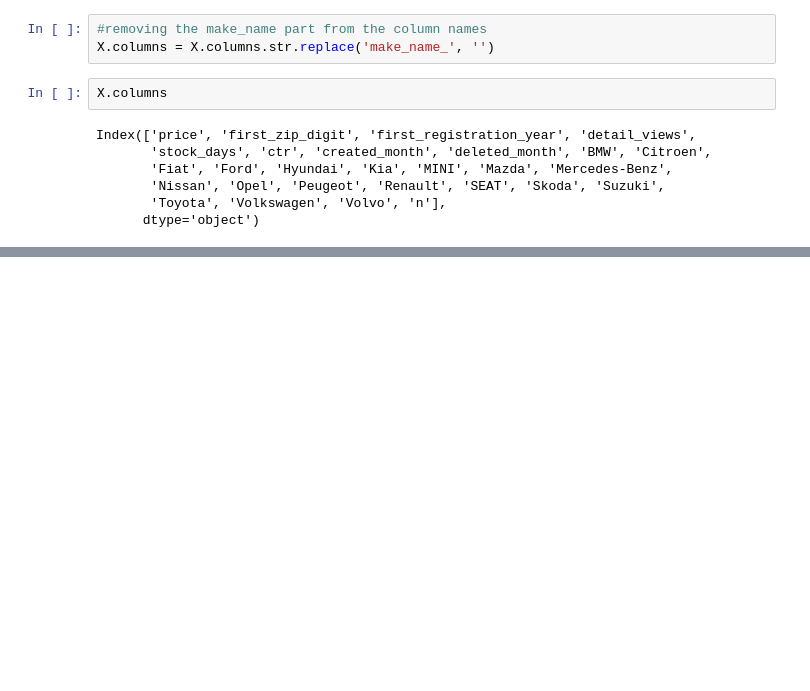
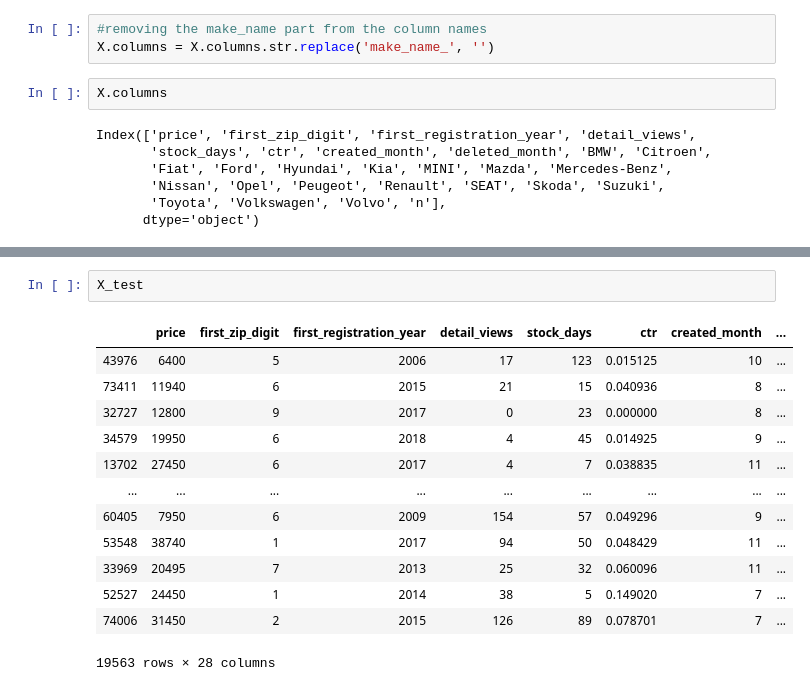
Before and after one commit to Akram035/Auto_scout24, a Jupyter notebook: classification_models.ipynb, the cells around one changed output, grey strips where cells are left out. Drawn from its saved outputs; the diff is of its cells as text; blank space fills up the shorter version.

```diff
--- a/classification_models.ipynb
+++ b/classification_models.ipynb
@@ -127,0 +151,16 @@ Index(['price', 'first_zip_digit', 'first_registration_year', 'detail_views',
+# %%
+X_test
+# %% [output]
+|  | price | first_zip_digit | first_registration_year | detail_views | stock_days | ctr | created_month | ... |
+| 43976 | 6400 | 5 | 2006 | 17 | 123 | 0.015125 | 10 | ... |
+| 73411 | 11940 | 6 | 2015 | 21 | 15 | 0.040936 | 8 | ... |
+| 32727 | 12800 | 9 | 2017 | 0 | 23 | 0.000000 | 8 | ... |
+| 34579 | 19950 | 6 | 2018 | 4 | 45 | 0.014925 | 9 | ... |
+| 13702 | 27450 | 6 | 2017 | 4 | 7 | 0.038835 | 11 | ... |
+| ... | ... | ... | ... | ... | ... | ... | ... | ... |
+| 60405 | 7950 | 6 | 2009 | 154 | 57 | 0.049296 | 9 | ... |
+| 53548 | 38740 | 1 | 2017 | 94 | 50 | 0.048429 | 11 | ... |
+| 33969 | 20495 | 7 | 2013 | 25 | 32 | 0.060096 | 11 | ... |
+| 52527 | 24450 | 1 | 2014 | 38 | 5 | 0.149020 | 7 | ... |
+| 74006 | 31450 | 2 | 2015 | 126 | 89 | 0.078701 | 7 | ... |
+19563 rows × 28 columns
```
Also changed, not shown: parts of 3 cells of this notebook.
